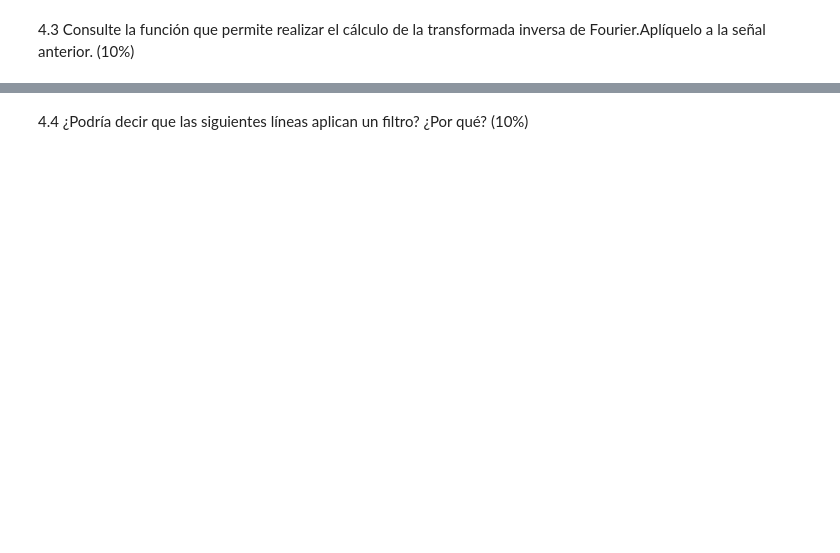
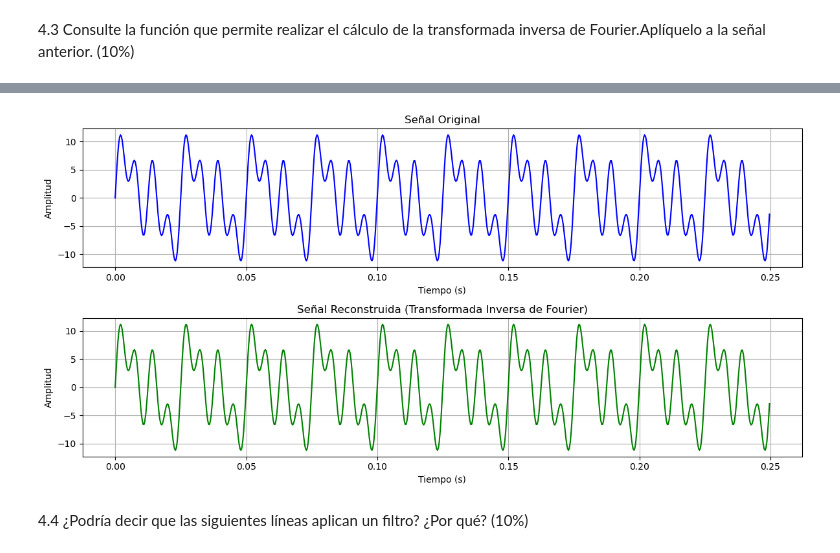
Before and after one commit to LuEnciso21/BIOSENALES24II, a Jupyter notebook: Practica5/P6_AESPECTRAL_LUISAENCISO_JADERCHINGAL.ipynb, the cells around one changed output, grey strips where cells are left out. Saved outputs shown, nothing was run; the diff lists cells and outputs as text; code cells hidden in the pictures; blank space fills up the shorter version.

```diff
--- a/Practica5/P6_AESPECTRAL_LUISAENCISO_JADERCHINGAL.ipynb
+++ b/Practica5/P6_AESPECTRAL_LUISAENCISO_JADERCHINGAL.ipynb
@@ -208,3 +243,31 @@ plt.legend()
+# %%
+# Aplicar la Transformada Inversa de Fourier (IFFT) para recuperar la señal original
+x_reconstructed = np.fft.ifft(X_fft * len(x))  # Multiplicamos por el tamaño para desnormalizar
+
+# Graficar la señal original y la señal reconstruida
+plt.figure(figsize=(12, 6))
+
+# Graficar la señal original
+plt.subplot(2, 1, 1)
+plt.plot(t, x, label='Señal Original', color='b')
+plt.title('Señal Original')
+plt.xlabel('Tiempo (s)')
+plt.ylabel('Amplitud')
+plt.grid(True)
+
+# Graficar la señal reconstruida a partir de la FFT inversa
+plt.subplot(2, 1, 2)
+plt.plot(t, np.real(x_reconstructed), label='Señal Reconstruida', color='g')  # Usamos np.real() para obtener la parte real
+plt.title('Señal Reconstruida (Transformada Inversa de Fourier)')
+plt.xlabel('Tiempo (s)')
+plt.ylabel('Amplitud')
+plt.grid(True)
+
+# Mostrar las dos gráficas
+plt.tight_layout()
+plt.show()
+# %% [output]
+[figure, added]
 # %% [markdown]
 4.4 ¿Podría decir que las siguientes líneas aplican un filtro? ¿Por qué? (10%)
 # %%
```
Also changed, not shown: parts of 23 cells of this notebook.
